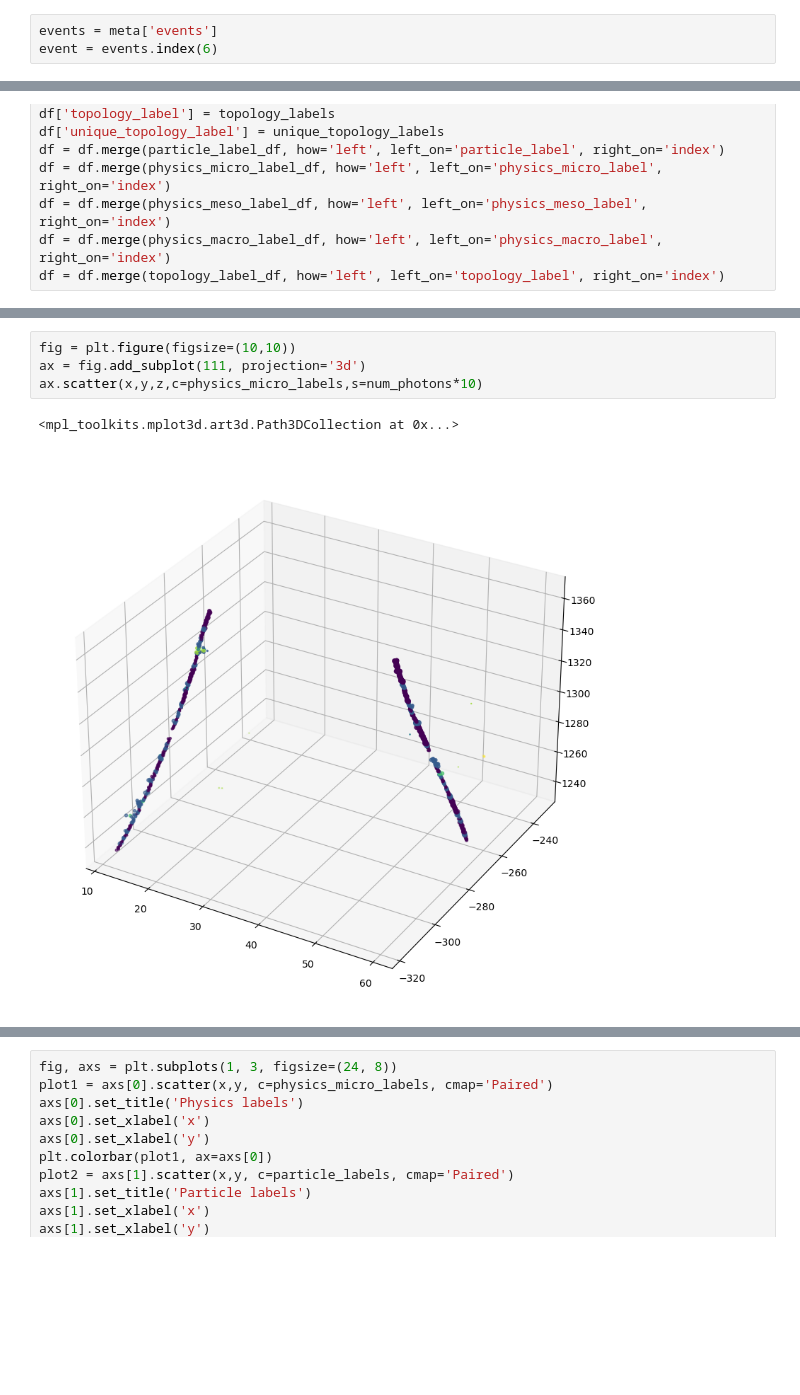
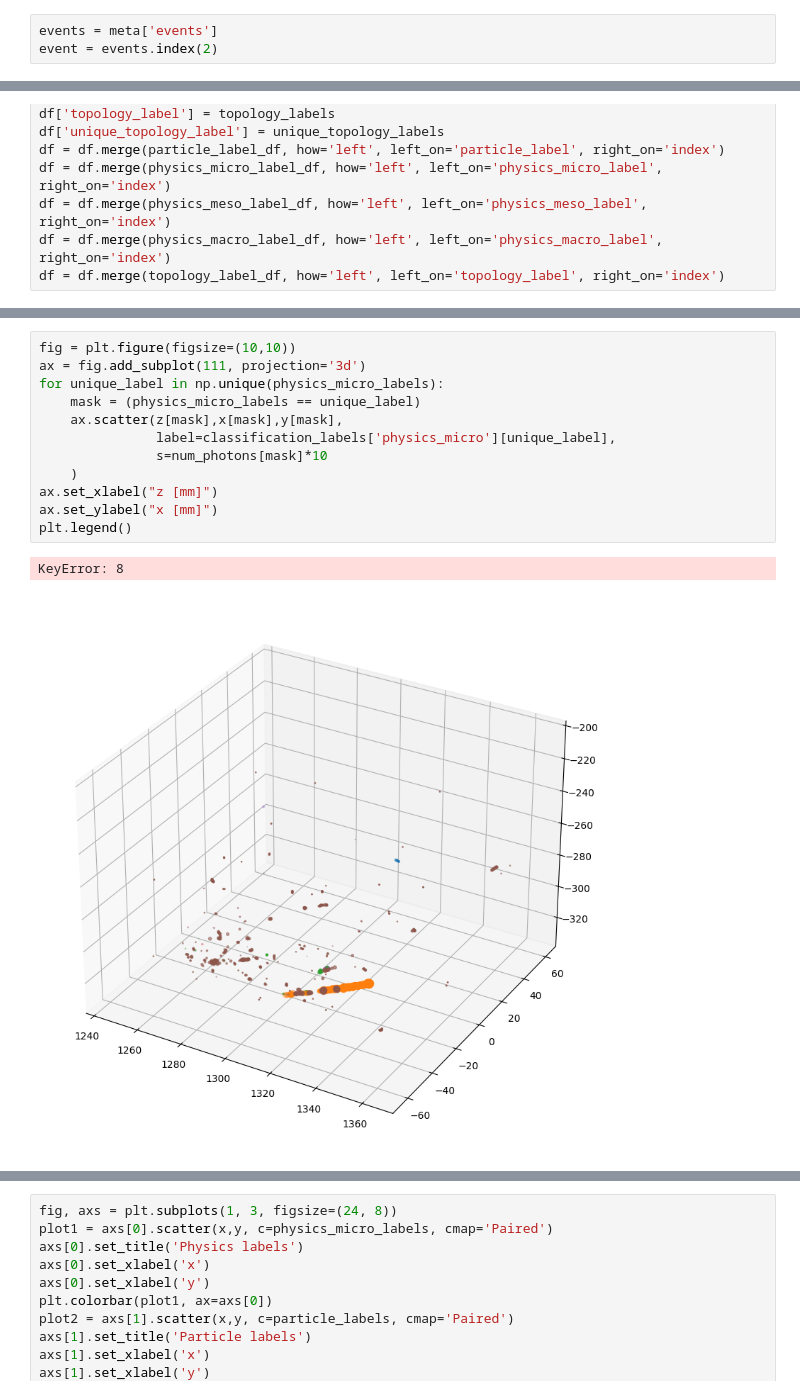
Before and after one commit to Neutron-Calibration-in-DUNE/ArrakisND, a Jupyter notebook: notebooks/test_arrakis.ipynb, the cells around one changed output, grey strips where cells are left out. Cells and saved outputs as stored; diff of their text form; blank space fills up the shorter version.

Commit message:
started some scalars and event level objects.

```diff
--- a/notebooks/test_arrakis.ipynb
+++ b/notebooks/test_arrakis.ipynb
@@ -34,7 +36,7 @@ for event in np.unique(stack_event_id):
             print("HERE")
 # %%
 events = meta['events']
-event = events.index(6)
+event = events.index(2)
 # %%
 det_features = arr['det_features'][event]
 mc_features = arr['mc_features'][event]
@@ -92,10 +88,18 @@ axs.scatter(q, num_photons)
 # %%
 fig = plt.figure(figsize=(10,10))
 ax = fig.add_subplot(111, projection='3d')
-ax.scatter(x,y,z,c=physics_micro_labels,s=num_photons*10)
+for unique_label in np.unique(physics_micro_labels):
+    mask = (physics_micro_labels == unique_label)
+    ax.scatter(z[mask],x[mask],y[mask],
+               label=classification_labels['physics_micro'][unique_label],
+               s=num_photons[mask]*10
+    )
+ax.set_xlabel("z [mm]")
+ax.set_ylabel("x [mm]")
+plt.legend()
 # %% [output]
-<mpl_toolkits.mplot3d.art3d.Path3DCollection at 0x...>
+KeyError: 8
-[figure, old version]
+[figure, new version]
 # %%
 sn.relplot(
     data=df,
```
Also changed, not shown: parts of 8 cells of this notebook, 12 other files.
